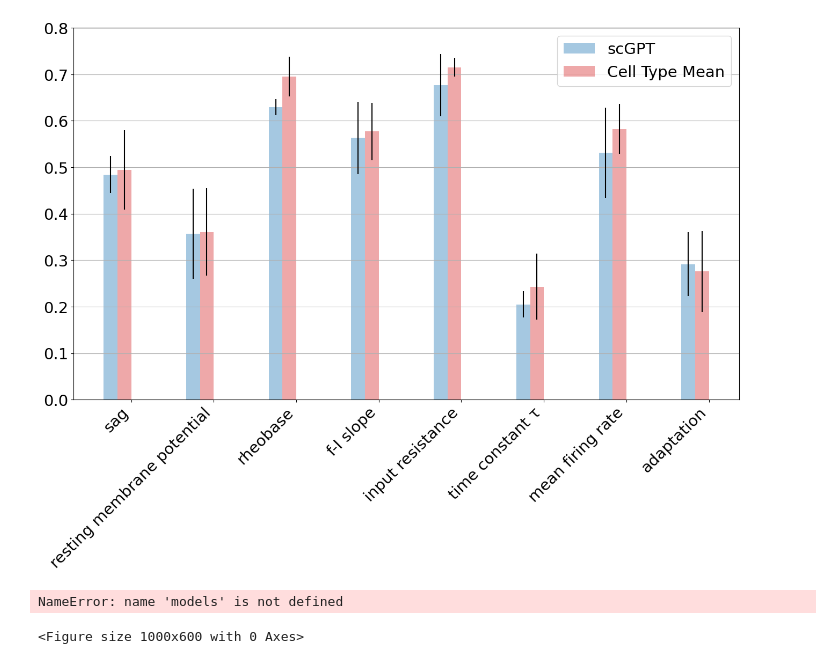
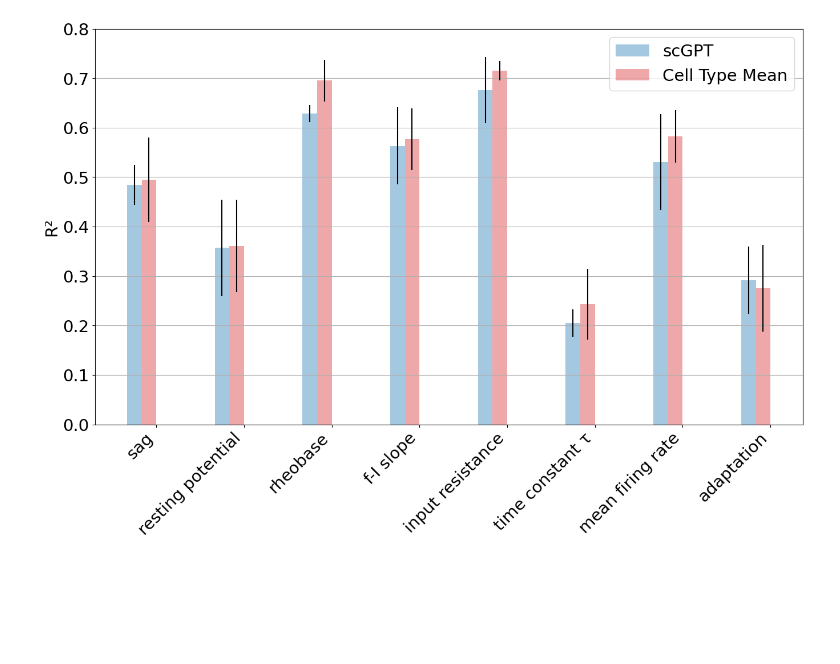
Before and after one commit to Player1HS/TransformerEphysPrediction, a Jupyter notebook: Human/onefeaturepermlp/onefeaturepermlp_plotting.ipynb, the cells around one changed output. Cells and saved outputs as stored; diff of their text form; code cells hidden in the pictures; blank space fills up the shorter version.

```diff
--- a/Human/onefeaturepermlp/onefeaturepermlp_plotting.ipynb
+++ b/Human/onefeaturepermlp/onefeaturepermlp_plotting.ipynb
@@ -73,54 +73,34 @@ for feature in feature_names:
     scgptdata.append(np.mean(results[feature]["r2_scores"].squeeze()[:,-1], axis=0))
     scgpterrors.append(np.std(results[feature]["r2_scores"].squeeze()[:,-1], axis=0))
 
 scgptdata = np.array(scgptdata)
 data.append(scgptdata)
 data.append(np.mean(results["cell type mean"]["r2_scores"], axis=0))
 scgpterrors = np.array(scgpterrors)
 errors.append(scgpterrors)
 errors.append(np.std(results["cell type mean"]["r2_scores"], axis=0))
 
 x = np.arange(8)*1.2  # the label locations
 width = 0.2  # the width of the bars
 multiplier = 0
 
 colors = ["C0", "C3"]
 plt.rcParams.update({'font.size': 21})
 fig, ax = plt.subplots(figsize=(16, 9))
 for group_label, group_data, group_error, c in zip(labels, data, errors, colors):
     offset = width * multiplier
     rects = ax.bar(x + offset, group_data, width, label=group_label, alpha=0.4, yerr=group_error, color=c)
     multiplier += 1
 
 feature_names = [col for col in combined_ephys_df.columns if col != "SpecimenID"]
-#feature_names[1] = "resting potential"
+feature_names[1] = "resting potential"
 ax.set_xticks(x + width*1.5, feature_names, rotation=45, ha="right")
 plt.ylim(0, 0.8)
-# ax.set_title("Final Epoch Test R² Across Electrophysiological Features")
-# ax.set_xlabel("Electrophysiological Feature")
-# ax.set_ylabel("R²")
+ax.set_ylabel("R²")
 ax.legend()
 ax.yaxis.grid(True)
 
-plt.savefig("Figures/barchart.svg", format="svg", bbox_inches="tight")
+plt.savefig("Figures/singleoutputtest.pdf", bbox_inches="tight")
 plt.show()
 # %% [output]
-[figure, old version]
+[figure, new version]
-# %%
-num_epochs = 1500
-
-plt.figure(figsize=(10,6))
-for i, model in enumerate(models):
-    avg_losses = np.mean(results[model]["train_losses"], axis=0)
-    std_losses = np.std(results[model]["train_losses"], axis=0)
-    plt.plot(range(num_epochs), avg_losses, label=labels[i])
-    plt.fill_between(range(num_epochs), avg_losses - std_losses, avg_losses + std_losses, alpha=0.2)
-
-plt.title("Train Losses Over Epochs (4-fold cross validation)")
-plt.xlabel("Epoch")
-plt.ylabel("Loss (MSE)")
-plt.legend()
-plt.show()
-# %% [output]
-NameError: name 'models' is not defined
-<Figure size 1000x600 with 0 Axes>
```
Also changed, not shown: parts of 3 cells of this notebook, 4 other files.
